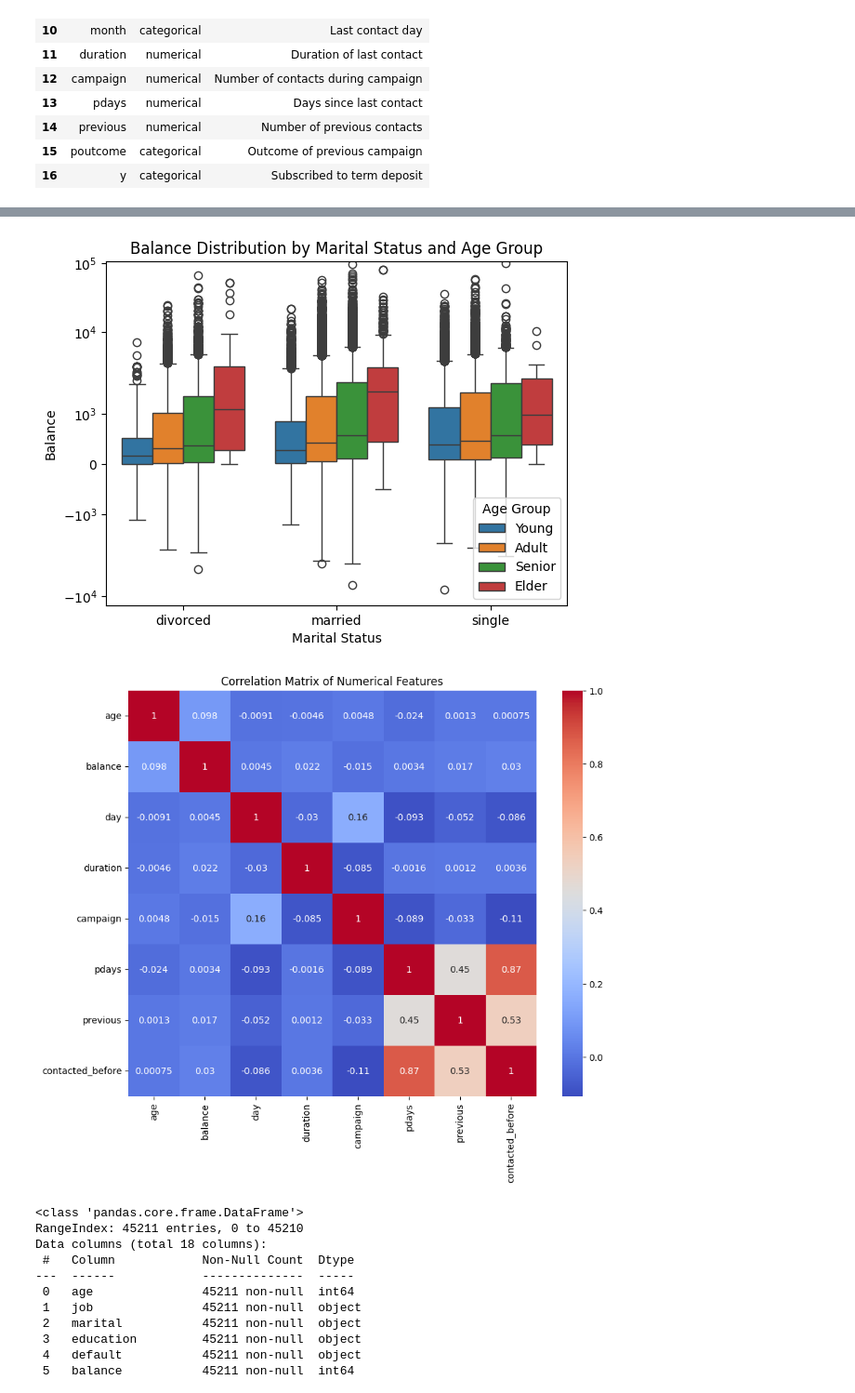
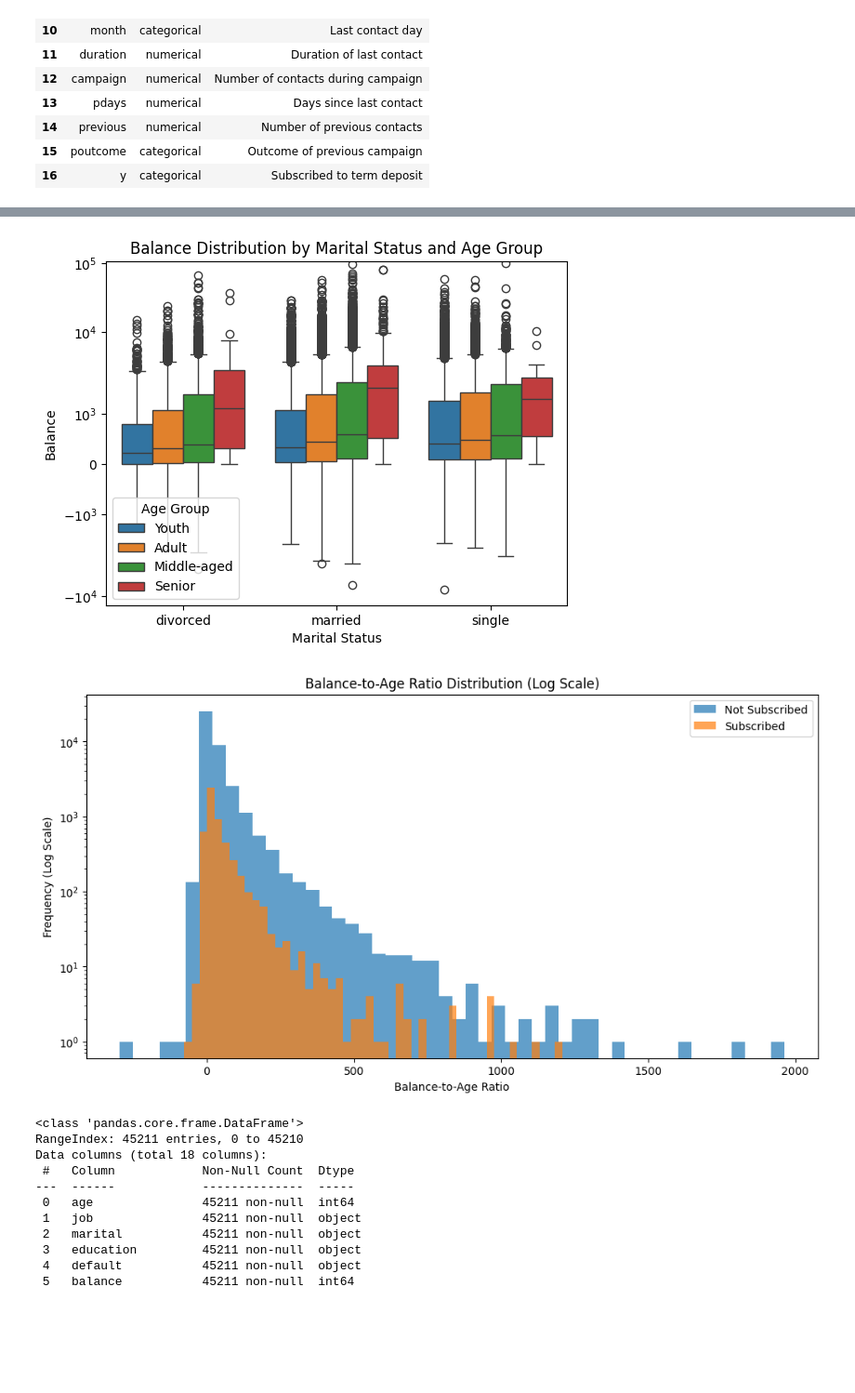
Before and after one commit to SNMaduna/MLSupervised1, a Jupyter notebook: ugransome-machine-learning-python-notebook (1) (2).ipynb, the cells around one changed output, grey strips where cells are left out. Shown: that part at 93% size. Saved outputs shown, nothing was run; the diff lists cells and outputs as text; code cells hidden in the pictures; blank space fills up the shorter version.

Commit message:
Added new feature + graphs
New feature looks at the account balances to the age
Visualisation on the feature to target variable

```diff
--- a/ugransome-machine-learning-python-notebook (1) (2).ipynb
+++ b/ugransome-machine-learning-python-notebook (1) (2).ipynb
@@ -103,7 +103,13 @@ feature_types
 # We create two new features to enhance model performance. Each feature is explained below.
 # %%
 # Feature 1: Age Group
-df_cleaned['age_group'] = pd.cut(df_cleaned['age'], bins=[17, 30, 45, 60, 100], labels=['Young', 'Adult', 'Senior', 'Elder'])
+# South African typical age group categorisation:
+# Youth: 18-34, Adult: 35-44, Middle-aged: 45-64, Senior: 65+
+df_cleaned['age_group'] = pd.cut(
+    df_cleaned['age'],
+    bins=[17, 34, 44, 64, np.inf],
+    labels=['Youth', 'Adult', 'Middle-aged', 'Senior']
+)
 # Purpose: Groups clients by age for better segmentation. Age group may influence likelihood to subscribe.
 
 # Feature 2: Contacted Before (binary)
@@ -113,3 +119,6 @@ df_cleaned['contacted_before'] = np.where((df_cleaned['pdays'] != -1), 1, 0)
 
 # Display sample of updated data
 df_cleaned[['age', 'age_group', 'previous', 'contacted_before', 'y']].head()
+
+# Feature 3: Balance to Age
+df_cleaned['balance_to_age_ratio'] = df_cleaned['balance'] / (df_cleaned['age'] + 1)  # Add 1 to avoid division by zero
@@ -189,7 +188,7 @@ plt.show()
 
 # Bar chart of Age Groups
 plt.figure(figsize=(8,5))
-sns.countplot(x='age_group', data=df_cleaned, order=['Young', 'Adult', 'Senior', 'Elder'])
+sns.countplot(x='age_group', data=df_cleaned, order=['Youth', 'Adult', 'Middle-aged', 'Senior'])
 plt.title('Distribution of Age Groups')
 plt.xlabel('Age Group')
 plt.ylabel('Count')
@@ -217,10 +216,20 @@ ax.set_title('Balance Distribution by Marital Status and Age Group')
 ax.set_xlabel('Marital Status'); ax.set_ylabel('Balance')
 ax.legend(title='Age Group')
 
-# Heatmap: Correlation matrix of numerical features
-plt.figure(figsize=(10,8))
-sns.heatmap(corr_matrix, annot=True, cmap='coolwarm')
-plt.title('Correlation Matrix of Numerical Features')
+# Histogram of the Balance-to-Age Ratio distribution on the log scale frequency
+## Helps visualize the distribution of the new feature and its relationship to the target variable
+plt.figure(figsize=(12, 6))
+
+# Plot histograms for both classes with log scale on y-axis
+plt.hist(df_cleaned[df_cleaned['y'] == 'no']['balance_to_age_ratio'],
+         alpha=0.7, label='Not Subscribed', bins=50, log=True)
+plt.hist(df_cleaned[df_cleaned['y'] == 'yes']['balance_to_age_ratio'],
+         alpha=0.7, label='Subscribed', bins=50, log=True)
+
+plt.title('Balance-to-Age Ratio Distribution (Log Scale)')
+plt.xlabel('Balance-to-Age Ratio')
+plt.ylabel('Frequency (Log Scale)')
+plt.legend()
 plt.show()
 # %% [output]
 [figure]
@@ -228,6 +237,6 @@ plt.show()
 [figure]
-[figure, old version]
+[figure, new version]
-[figure, old version]
+[figure, new version]
 # %%
 ## 1.5 Data Preprocessing: Additional Data Transformations
 # We drop irrelevant features, ensure consistent data types, and prepare the final dataset for modeling.
```
Also changed, not shown: parts of 7 cells of this notebook.
